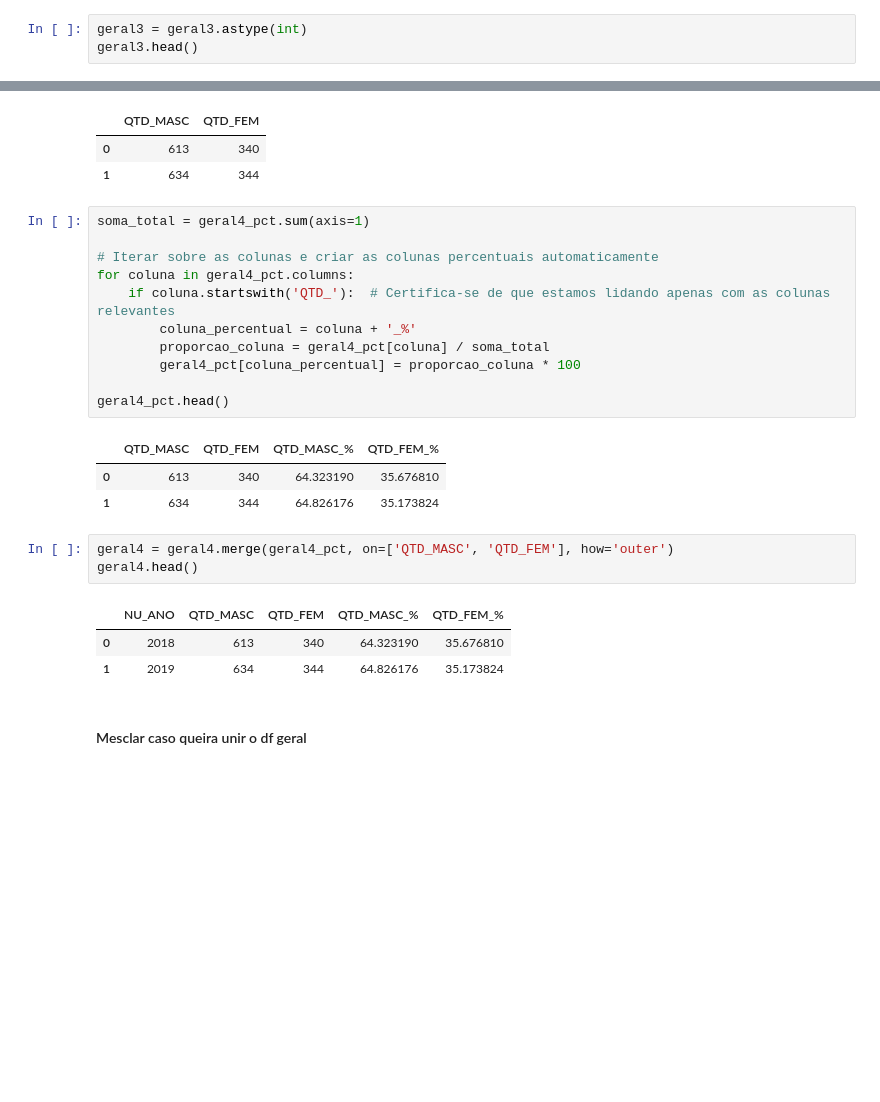
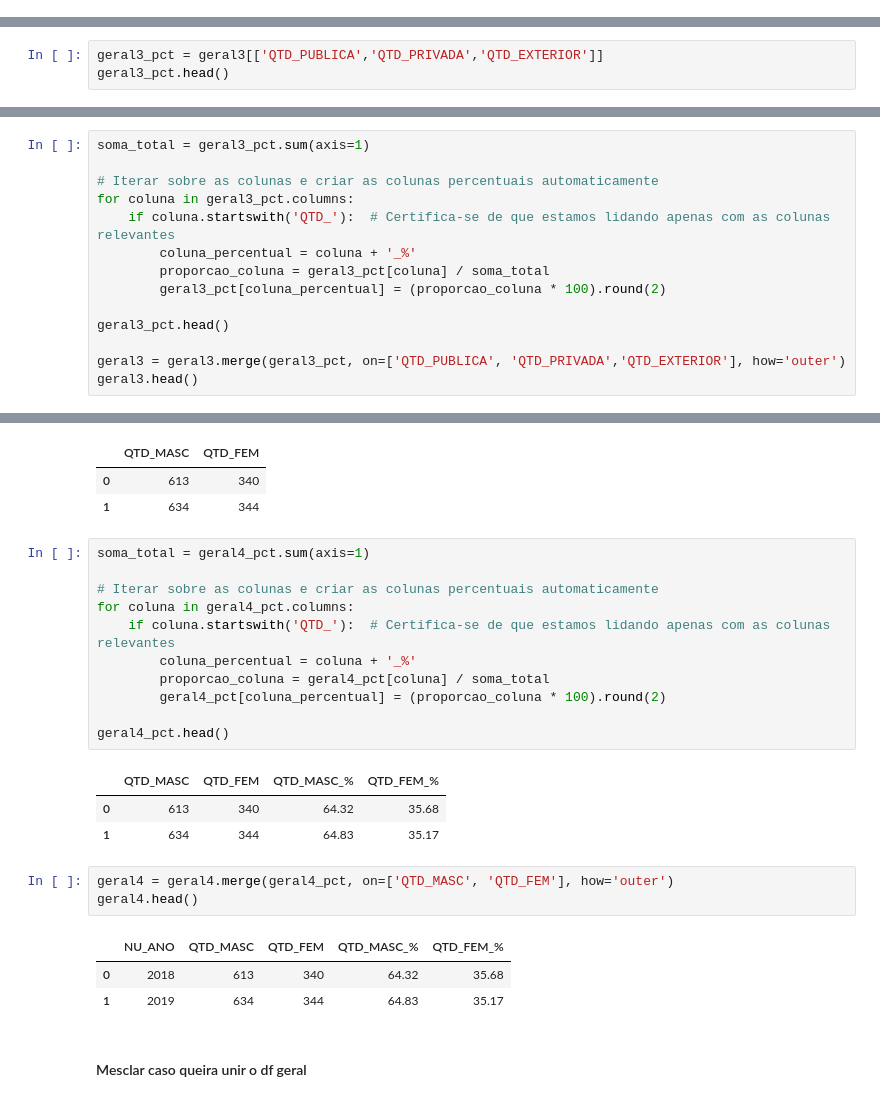
Before and after one commit to Bruno-Santana-Eco/Analise-de-Dados-ENEM, a Jupyter notebook: DataPrep1.ipynb, the cells around one changed output, grey strips where cells are left out. Saved outputs shown, nothing was run; the diff lists cells and outputs as text; blank space fills up the shorter version.

```diff
--- a/DataPrep1.ipynb
+++ b/DataPrep1.ipynb
@@ -199,6 +199,3 @@ geral3.head()
 |  | NU_ANO | QTD_NAO_RESP | QTD_PUBLICA | QTD_PRIVADA | QTD_EXTERIOR |
 | 0 | 2018 | 750 | 175 | 3 | 25 |
 | 1 | 2019 | 778 | 199 | 1 | 0 |
-# %%
-geral3 = geral3.astype(int)
-geral3.head()
@@ -208,0 +204,3 @@ geral3.head()
+# %%
+geral3_pct = geral3[['QTD_PUBLICA','QTD_PRIVADA','QTD_EXTERIOR']]
+geral3_pct.head()
@@ -208,0 +211,14 @@ geral3.head()
+# %%
+soma_total = geral3_pct.sum(axis=1)
+
+# Iterar sobre as colunas e criar as colunas percentuais automaticamente
+for coluna in geral3_pct.columns:
+    if coluna.startswith('QTD_'):  # Certifica-se de que estamos lidando apenas com as colunas relevantes
+        coluna_percentual = coluna + '_%'
+        proporcao_coluna = geral3_pct[coluna] / soma_total
+        geral3_pct[coluna_percentual] = (proporcao_coluna * 100).round(2)
+
+geral3_pct.head()
+
+geral3 = geral3.merge(geral3_pct, on=['QTD_PUBLICA', 'QTD_PRIVADA','QTD_EXTERIOR'], how='outer')
+geral3.head()
@@ -239,25 +261,25 @@ geral4_pct.head()
 # %%
 soma_total = geral4_pct.sum(axis=1)
 
 # Iterar sobre as colunas e criar as colunas percentuais automaticamente
 for coluna in geral4_pct.columns:
     if coluna.startswith('QTD_'):  # Certifica-se de que estamos lidando apenas com as colunas relevantes
         coluna_percentual = coluna + '_%'
         proporcao_coluna = geral4_pct[coluna] / soma_total
-        geral4_pct[coluna_percentual] = proporcao_coluna * 100
+        geral4_pct[coluna_percentual] = (proporcao_coluna * 100).round(2)
 
 geral4_pct.head()
 # %% [output]
 |  | QTD_MASC | QTD_FEM | QTD_MASC_% | QTD_FEM_% |
-| 0 | 613 | 340 | 64.323190 | 35.676810 |
-| 1 | 634 | 344 | 64.826176 | 35.173824 |
+| 0 | 613 | 340 | 64.32 | 35.68 |
+| 1 | 634 | 344 | 64.83 | 35.17 |
 # %%
 geral4 = geral4.merge(geral4_pct, on=['QTD_MASC', 'QTD_FEM'], how='outer')
 geral4.head()
 # %% [output]
 |  | NU_ANO | QTD_MASC | QTD_FEM | QTD_MASC_% | QTD_FEM_% |
-| 0 | 2018 | 613 | 340 | 64.323190 | 35.676810 |
-| 1 | 2019 | 634 | 344 | 64.826176 | 35.173824 |
+| 0 | 2018 | 613 | 340 | 64.32 | 35.68 |
+| 1 | 2019 | 634 | 344 | 64.83 | 35.17 |
 # %% [markdown]
 #### Mesclar caso queira unir o df geral
 # %%
```
Also changed, not shown: parts of 5 cells of this notebook, 6 other files.
